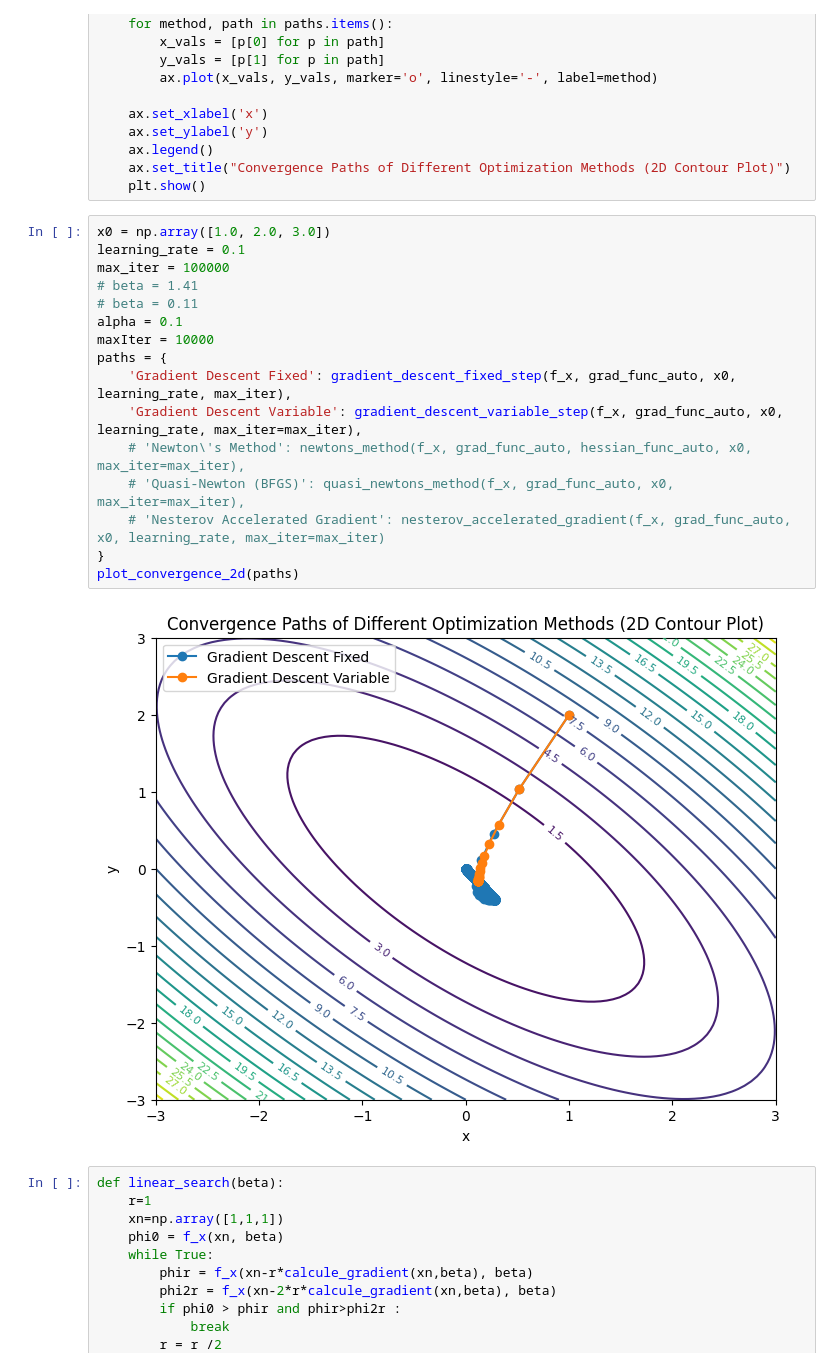
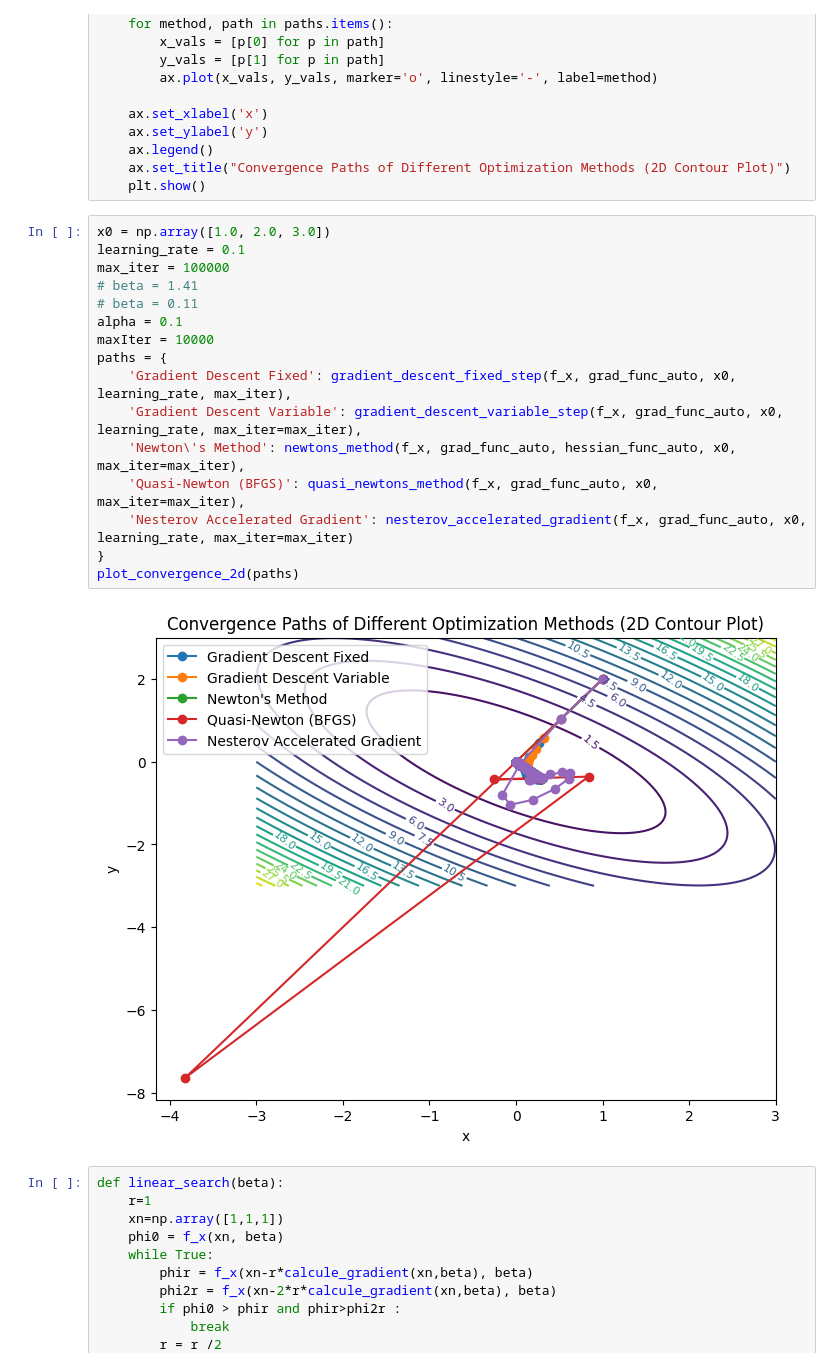
Before and after one commit to ousscher/ESI_2CS_MASD_TP, a Jupyter notebook: TP1/exo1.ipynb, the cells around one changed output. Cells and saved outputs as stored; diff of their text form.

```diff
--- a/TP1/exo1.ipynb
+++ b/TP1/exo1.ipynb
@@ -119,21 +119,21 @@ def plot_convergence_2d(paths):
 # %%
 x0 = np.array([1.0, 2.0, 3.0])
 learning_rate = 0.1
 max_iter = 100000
 # beta = 1.41
 # beta = 0.11
 alpha = 0.1
 maxIter = 10000
 paths = {
     'Gradient Descent Fixed': gradient_descent_fixed_step(f_x, grad_func_auto, x0, learning_rate, max_iter),
     'Gradient Descent Variable': gradient_descent_variable_step(f_x, grad_func_auto, x0, learning_rate, max_iter=max_iter),
-    # 'Newton\'s Method': newtons_method(f_x, grad_func_auto, hessian_func_auto, x0, max_iter=max_iter),
-    # 'Quasi-Newton (BFGS)': quasi_newtons_method(f_x, grad_func_auto, x0, max_iter=max_iter),
-    # 'Nesterov Accelerated Gradient': nesterov_accelerated_gradient(f_x, grad_func_auto, x0, learning_rate, max_iter=max_iter)
+    'Newton\'s Method': newtons_method(f_x, grad_func_auto, hessian_func_auto, x0, max_iter=max_iter),
+    'Quasi-Newton (BFGS)': quasi_newtons_method(f_x, grad_func_auto, x0, max_iter=max_iter),
+    'Nesterov Accelerated Gradient': nesterov_accelerated_gradient(f_x, grad_func_auto, x0, learning_rate, max_iter=max_iter)
 }
 plot_convergence_2d(paths)
 # %% [output]
-[figure, old version]
+[figure, new version]
 # %%
 def linear_search(beta):
     r=1
```
